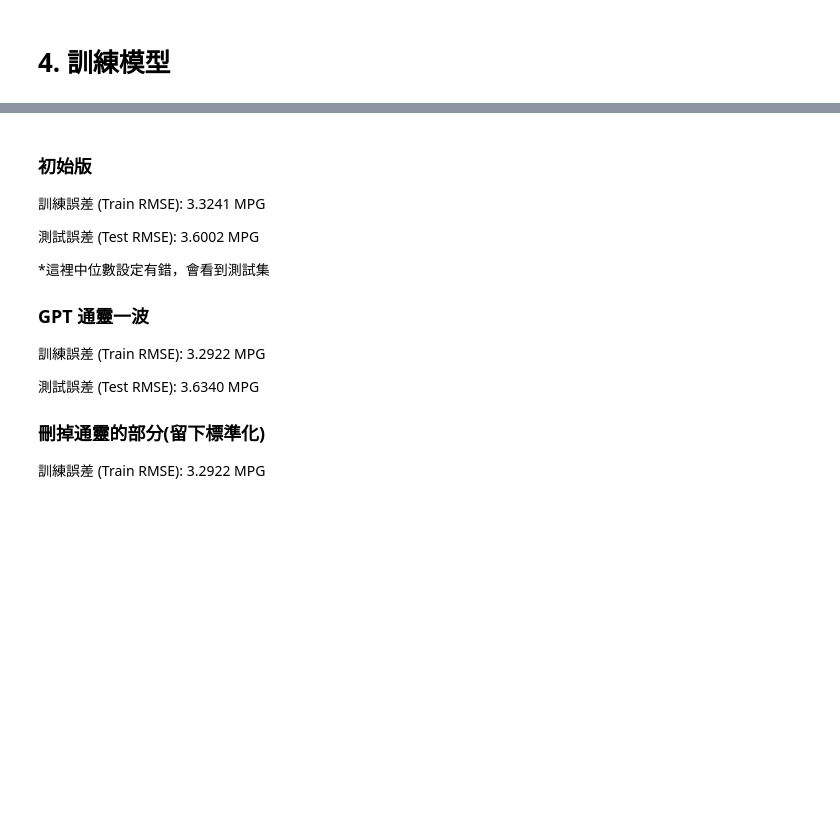
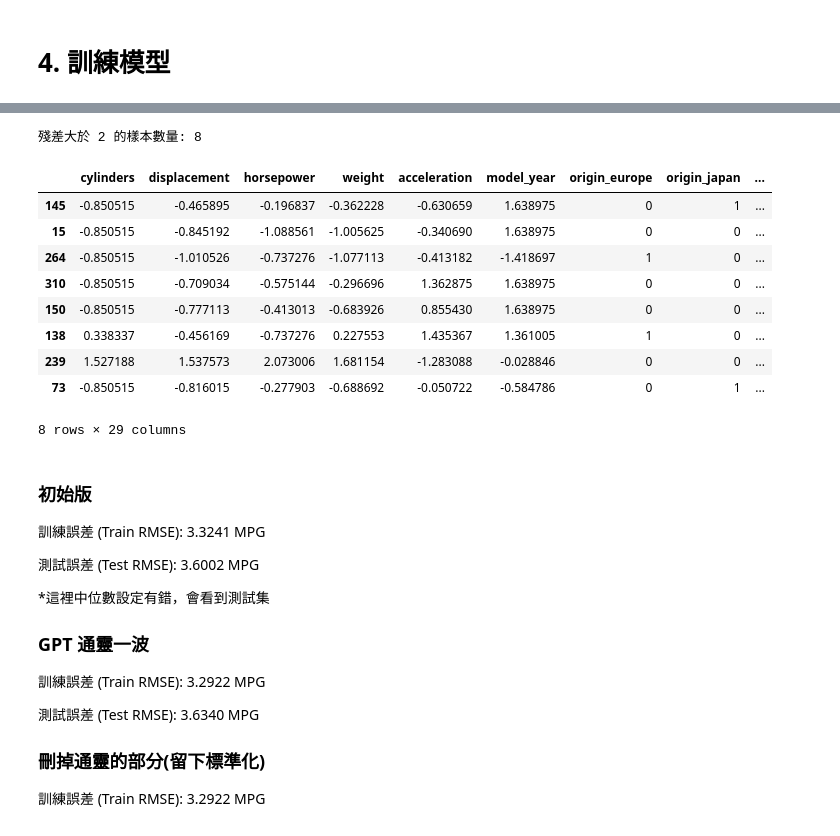
Before and after one commit to happpycorn/1141-ML-W11_MPG_Estimation, a Jupyter notebook: sample_code.ipynb, the cells around one changed output, grey strips where cells are left out. Saved outputs shown, nothing was run; the diff lists cells and outputs as text; code cells hidden in the pictures; blank space fills up the shorter version.

```diff
--- a/sample_code.ipynb
+++ b/sample_code.ipynb
@@ -172,0 +253,34 @@ all_numeric = X_train.select_dtypes('number').columns.drop('mpg', errors='ignore
+# %%
+# 殘差
+residuals = y_test - test_predictions
+
+# 殘差 > 2 的樣本
+large_residuals = residuals[residuals > 2]
+print(f"殘差大於 2 的樣本數量: {len(large_residuals)}\n")
+
+# 對應特徵
+problematic_samples = X_test.loc[large_residuals.index].copy()
+
+# 把 test_predictions 轉成 Series 對齊 index
+test_pred_series = pd.Series(test_predictions, index=y_test.index)
+
+problematic_samples['actual_mpg'] = y_test.loc[large_residuals.index]
+problematic_samples['predicted_mpg'] = test_pred_series.loc[large_residuals.index]
+problematic_samples['residual'] = residuals[large_residuals.index]
+
+# 排序
+problematic_samples = problematic_samples.sort_values(by='residual', ascending=False)
+
+problematic_samples
+# %% [output]
+殘差大於 2 的樣本數量: 8
+|  | cylinders | displacement | horsepower | weight | acceleration | model_year | origin_europe | origin_japan | ... |
+| 145 | -0.850515 | -0.465895 | -0.196837 | -0.362228 | -0.630659 | 1.638975 | 0 | 1 | ... |
+| 15 | -0.850515 | -0.845192 | -1.088561 | -1.005625 | -0.340690 | 1.638975 | 0 | 0 | ... |
+| 264 | -0.850515 | -1.010526 | -0.737276 | -1.077113 | -0.413182 | -1.418697 | 1 | 0 | ... |
+| 310 | -0.850515 | -0.709034 | -0.575144 | -0.296696 | 1.362875 | 1.638975 | 0 | 0 | ... |
+| 150 | -0.850515 | -0.777113 | -0.413013 | -0.683926 | 0.855430 | 1.638975 | 0 | 0 | ... |
+| 138 | 0.338337 | -0.456169 | -0.737276 | 0.227553 | 1.435367 | 1.361005 | 1 | 0 | ... |
+| 239 | 1.527188 | 1.537573 | 2.073006 | 1.681154 | -1.283088 | -0.028846 | 0 | 0 | ... |
+| 73 | -0.850515 | -0.816015 | -0.277903 | -0.688692 | -0.050722 | -0.584786 | 0 | 1 | ... |
+8 rows × 29 columns
```
Also changed, not shown: parts of 9 cells of this notebook.
